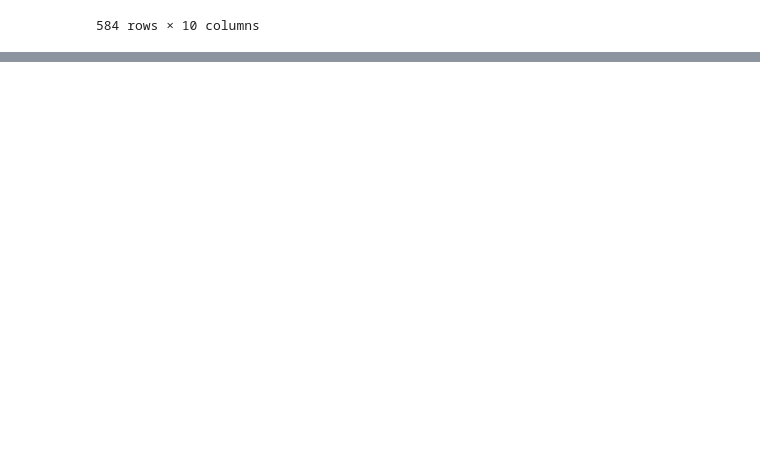
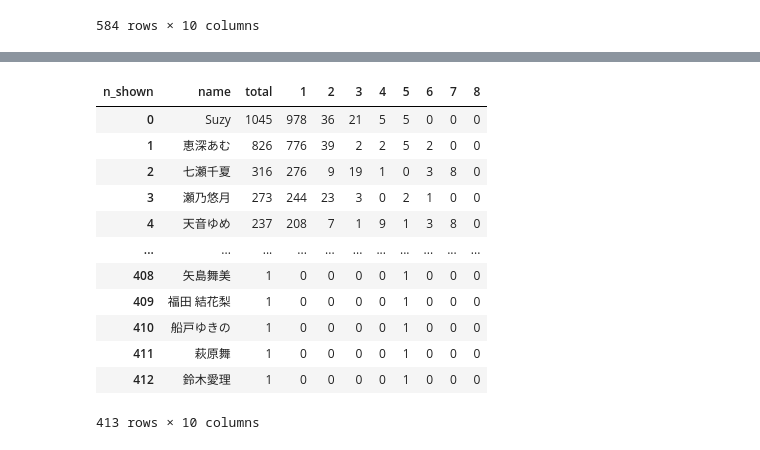
Before and after one commit to wotashu/chekilytics, a Jupyter notebook: notebook.ipynb, the cells around one changed output, grey strips where cells are left out. Drawn from its saved outputs; the diff is of its cells as text; code cells hidden in the pictures; blank space fills up the shorter version.

```diff
--- a/notebook.ipynb
+++ b/notebook.ipynb
@@ -213,0 +64,11 @@ NameError: name 'person_df' is not defined
+# %%
+groupby_select = ["name"]
+sort_level = 1
+n_shown_columns = sorted(names_df.n_shown.unique())
+# %%
+df = (
+    names_df.groupby(["name"] + ["n_shown"])["person"]
+    .count()
+    .sort_index(level=1)
+    .reset_index()
+)
@@ -213,0 +91,6 @@ NameError: name 'person_df' is not defined
+# %%
+df = (
+    df.pivot(index="name", columns="n_shown", values="person")
+    .fillna(0)
+    .astype(int)
+)
@@ -213,0 +114,23 @@ NameError: name 'person_df' is not defined
+# %%
+df["total"] = df.sum(axis=1)
+df = df[["total"] + n_shown_columns]
+# df = df.rename(columns={"person": "count"})
+df = df.sort_values(
+    by=["total"] + n_shown_columns, ascending=False
+).reset_index()
+# %%
+df
+# %% [output]
+| n_shown | name | total | 1 | 2 | 3 | 4 | 5 | 6 | 7 | 8 |
+| 0 | Suzy | 1045 | 978 | 36 | 21 | 5 | 5 | 0 | 0 | 0 |
+| 1 | 恵深あむ | 826 | 776 | 39 | 2 | 2 | 5 | 2 | 0 | 0 |
+| 2 | 七瀬千夏 | 316 | 276 | 9 | 19 | 1 | 0 | 3 | 8 | 0 |
+| 3 | 瀬乃悠月 | 273 | 244 | 23 | 3 | 0 | 2 | 1 | 0 | 0 |
+| 4 | 天音ゆめ | 237 | 208 | 7 | 1 | 9 | 1 | 3 | 8 | 0 |
+| ... | ... | ... | ... | ... | ... | ... | ... | ... | ... | ... |
+| 408 | 矢島舞美 | 1 | 0 | 0 | 0 | 0 | 1 | 0 | 0 | 0 |
+| 409 | 福田 結花梨 | 1 | 0 | 0 | 0 | 0 | 1 | 0 | 0 | 0 |
+| 410 | 船戸ゆきの | 1 | 0 | 0 | 0 | 0 | 1 | 0 | 0 | 0 |
+| 411 | 萩原舞 | 1 | 0 | 0 | 0 | 0 | 1 | 0 | 0 | 0 |
+| 412 | 鈴木愛理 | 1 | 0 | 0 | 0 | 0 | 1 | 0 | 0 | 0 |
+413 rows × 10 columns
```
Also changed, not shown: parts of 42 cells of this notebook, 4 other files.
